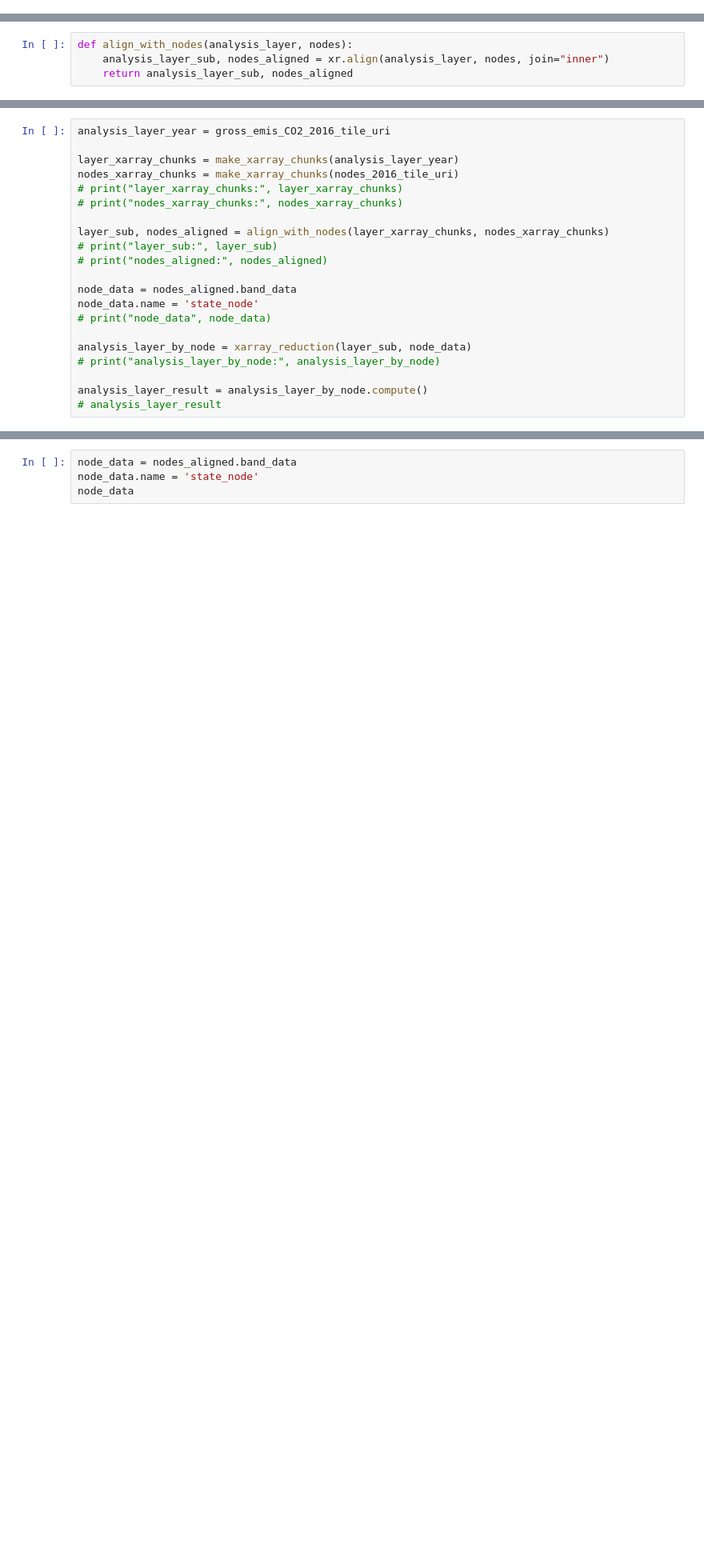
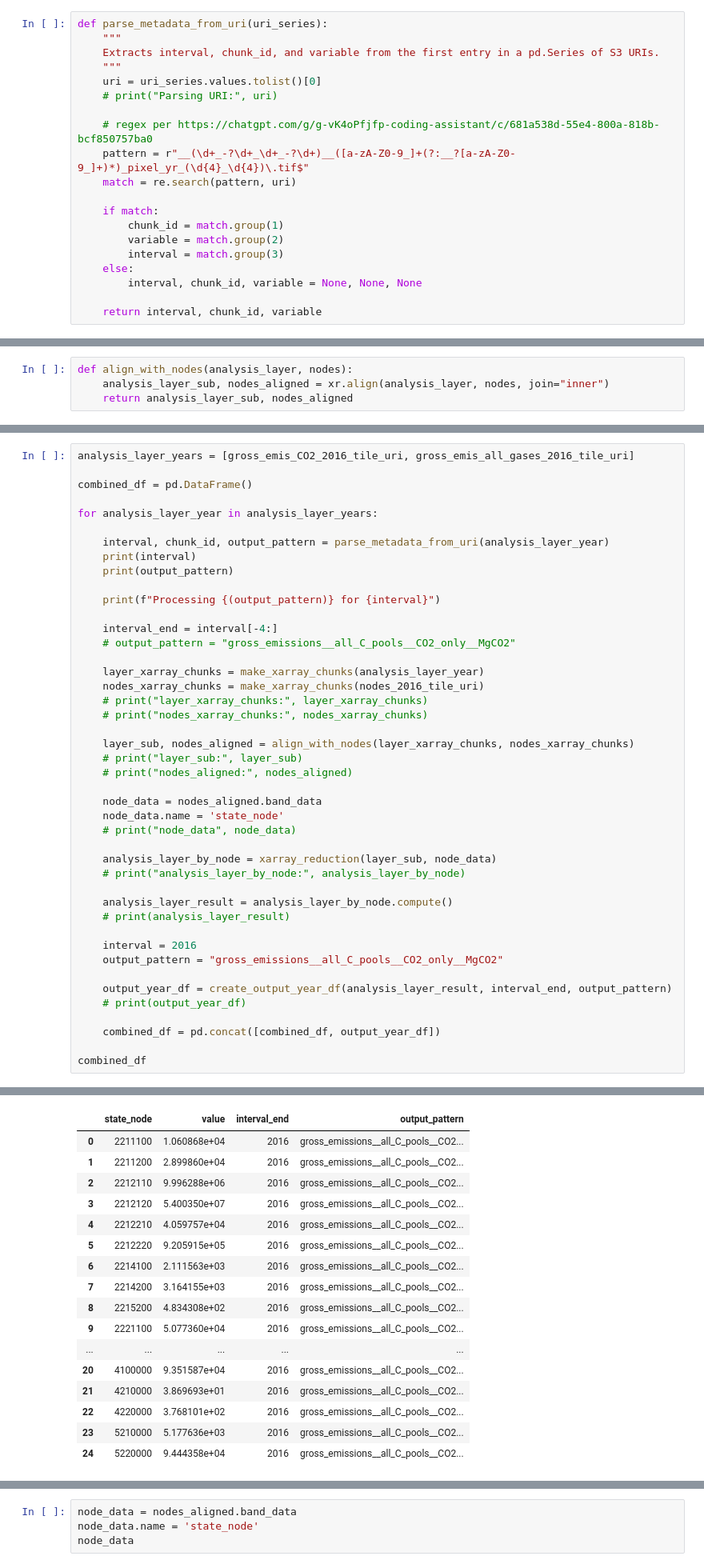
Before and after one commit to erin-glen/AFOLU_GHG_flux_model, a Jupyter notebook: src/LULUCF/scripts/zonal_statistics/LULUCF_output_zonal_stats_20250509.ipynb, the cells around one changed output, grey strips where cells are left out. Shown: that part at 80% size. Drawn from its saved outputs; the diff is of its cells as text; blank space fills up the shorter version.

Commit message:
Zonal stats notebook effectively iterates through output layers for a single year.

```diff
--- a/src/LULUCF/scripts/zonal_statistics/LULUCF_output_zonal_stats_20250509.ipynb
+++ b/src/LULUCF/scripts/zonal_statistics/LULUCF_output_zonal_stats_20250509.ipynb
@@ -123,6 +112,26 @@ node_codes = np.array([3222111, 2212120, 3222121, 3212122, 2212110, 3212121, 322
                        2221200, 3212222, 2221100, 5220000, 4100000, 2223100,
                        2212220, 3212221, 2211200, 5210000, 2211100, 4220000, 2212210, 2214100, 2214200, 4210000, 2215200],
                       dtype=np.uint32)
+# %%
+def parse_metadata_from_uri(uri_series):
+    """
+    Extracts interval, chunk_id, and variable from the first entry in a pd.Series of S3 URIs.
+    """
+    uri = uri_series.values.tolist()[0]
+    # print("Parsing URI:", uri)
+
+    # regex per https://chatgpt.com/g/g-vK4oPfjfp-coding-assistant/c/681a538d-55e4-800a-818b-bcf850757ba0
+    pattern = r"__(\d+_-?\d+_\d+_-?\d+)__([a-zA-Z0-9_]+(?:__?[a-zA-Z0-9_]+)*)_pixel_yr_(\d{4}_\d{4})\.tif$"
+    match = re.search(pattern, uri)
+
+    if match:
+        chunk_id = match.group(1)
+        variable = match.group(2)
+        interval = match.group(3)
+    else:
+        interval, chunk_id, variable = None, None, None
+
+    return interval, chunk_id, variable
 # %%
 def make_xarray_chunks(tile_uris):
 
@@ -182,23 +191,47 @@ def create_output_year_df(output_year_result, interval, ouput_pattern):
 
     return output_year_df
 # %%
-analysis_layer_year = gross_emis_CO2_2016_tile_uri
+analysis_layer_years = [gross_emis_CO2_2016_tile_uri, gross_emis_all_gases_2016_tile_uri]
 
-layer_xarray_chunks = make_xarray_chunks(analysis_layer_year)
-nodes_xarray_chunks = make_xarray_chunks(nodes_2016_tile_uri)
-# print("layer_xarray_chunks:", layer_xarray_chunks)
-# print("nodes_xarray_chunks:", nodes_xarray_chunks)
+combined_df = pd.DataFrame()
 
-layer_sub, nodes_aligned = align_with_nodes(layer_xarray_chunks, nodes_xarray_chunks)
-# print("layer_sub:", layer_sub)
-# print("nodes_aligned:", nodes_aligned)
+for analysis_layer_year in analysis_layer_years:
 
-node_data = nodes_aligned.band_data
-node_data.name = 'state_node'
-# print("node_data", node_data)
+    interval, chunk_id, output_pattern = parse_metadata_from_uri(analysis_layer_year)
+    print(interval)
+    print(output_pattern)
 
-analysis_layer_by_node = xarray_reduction(layer_sub, node_data)
-# print("analysis_layer_by_node:", analysis_layer_by_node)
+    print(f"Processing {(output_pattern)} for {interval}")
 
-analysis_layer_result = analysis_layer_by_node.compute()
-# analysis_layer_result
+    interval_end = interval[-4:]
+    # output_pattern = "gross_emissions__all_C_pools__CO2_only__MgCO2"
+
+    layer_xarray_chunks = make_xarray_chunks(analysis_layer_year)
+    nodes_xarray_chunks = make_xarray_chunks(nodes_2016_tile_uri)
+    # print("layer_xarray_chunks:", layer_xarray_chunks)
+    # print("nodes_xarray_chunks:", nodes_xarray_chunks)
+
+    layer_sub, nodes_aligned = align_with_nodes(layer_xarray_chunks, nodes_xarray_chunks)
+    # print("layer_sub:", layer_sub)
+    # print("nodes_aligned:", nodes_aligned)
+
+    node_data = nodes_aligned.band_data
+    node_data.name = 'state_node'
+    # print("node_data", node_data)
+
+    analysis_layer_by_node = xarray_reduction(layer_sub, node_data)
+    # print("analysis_layer_by_node:", analysis_layer_by_node)
+
+    analysis_layer_result = analysis_layer_by_node.compute()
+    # print(analysis_layer_result)
+
+    interval = 2016
+    output_pattern = "gross_emissions__all_C_pools__CO2_only__MgCO2"
+
+    output_year_df = create_output_year_df(analysis_layer_result, interval_end, output_pattern)
+    # print(output_year_df)
+
+    combined_df = pd.concat([combined_df, output_year_df])
+
+combined_df
+# %% [output]
@@ -205,3 +244,20 @@ analysis_layer_result = analysis_layer_by_node.compute()
+|  | state_node | value | interval_end | output_pattern |
+| 0 | 2211100 | 1.060868e+04 | 2016 | gross_emissions__all_C_pools__CO2... |
+| 1 | 2211200 | 2.899860e+04 | 2016 | gross_emissions__all_C_pools__CO2... |
+| 2 | 2212110 | 9.996288e+06 | 2016 | gross_emissions__all_C_pools__CO2... |
+| 3 | 2212120 | 5.400350e+07 | 2016 | gross_emissions__all_C_pools__CO2... |
+| 4 | 2212210 | 4.059757e+04 | 2016 | gross_emissions__all_C_pools__CO2... |
+| 5 | 2212220 | 9.205915e+05 | 2016 | gross_emissions__all_C_pools__CO2... |
+| 6 | 2214100 | 2.111563e+03 | 2016 | gross_emissions__all_C_pools__CO2... |
+| 7 | 2214200 | 3.164155e+03 | 2016 | gross_emissions__all_C_pools__CO2... |
+| 8 | 2215200 | 4.834308e+02 | 2016 | gross_emissions__all_C_pools__CO2... |
+| 9 | 2221100 | 5.077360e+04 | 2016 | gross_emissions__all_C_pools__CO2... |
+| ... | ... | ... | ... | ... |
+| 20 | 4100000 | 9.351587e+04 | 2016 | gross_emissions__all_C_pools__CO2... |
+| 21 | 4210000 | 3.869693e+01 | 2016 | gross_emissions__all_C_pools__CO2... |
+| 22 | 4220000 | 3.768101e+02 | 2016 | gross_emissions__all_C_pools__CO2... |
+| 23 | 5210000 | 5.177636e+03 | 2016 | gross_emissions__all_C_pools__CO2... |
+| 24 | 5220000 | 9.444358e+04 | 2016 | gross_emissions__all_C_pools__CO2... |
 # %%
 interval = 2016
 output_pattern = "gross_emissions__all_C_pools__CO2_only__MgCO2"
```
Also changed, not shown: parts of 5 cells of this notebook.
